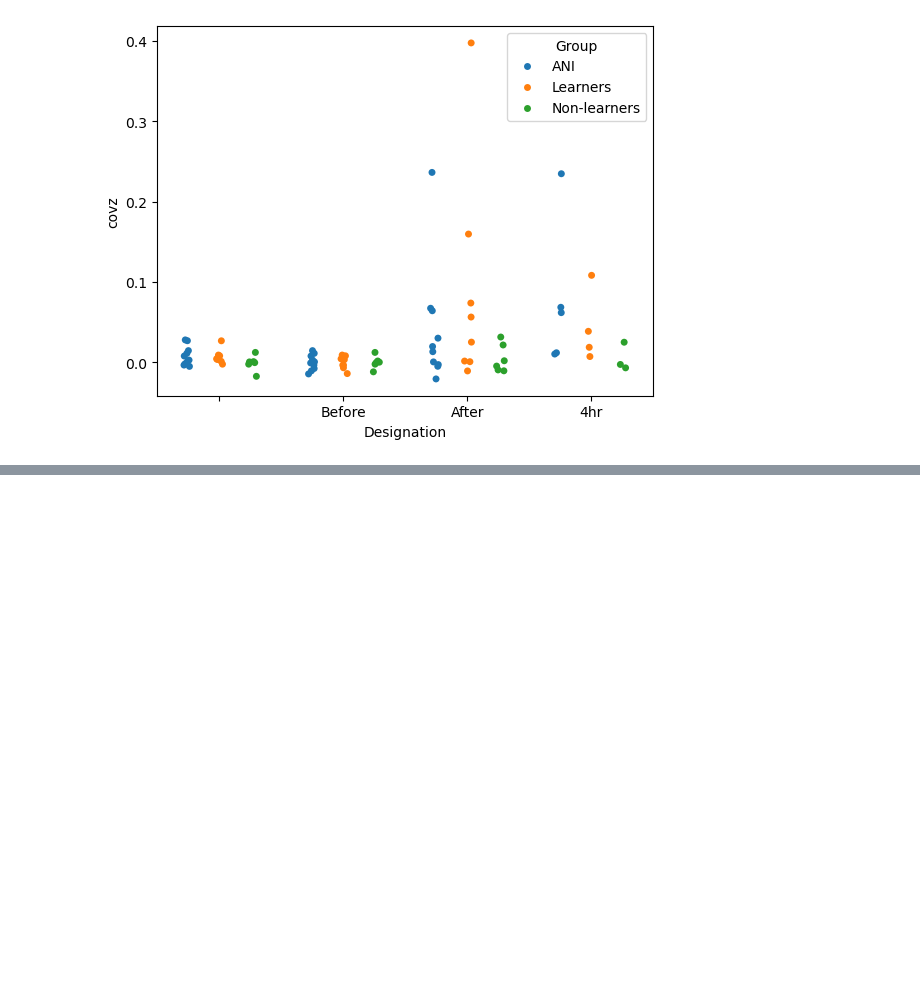
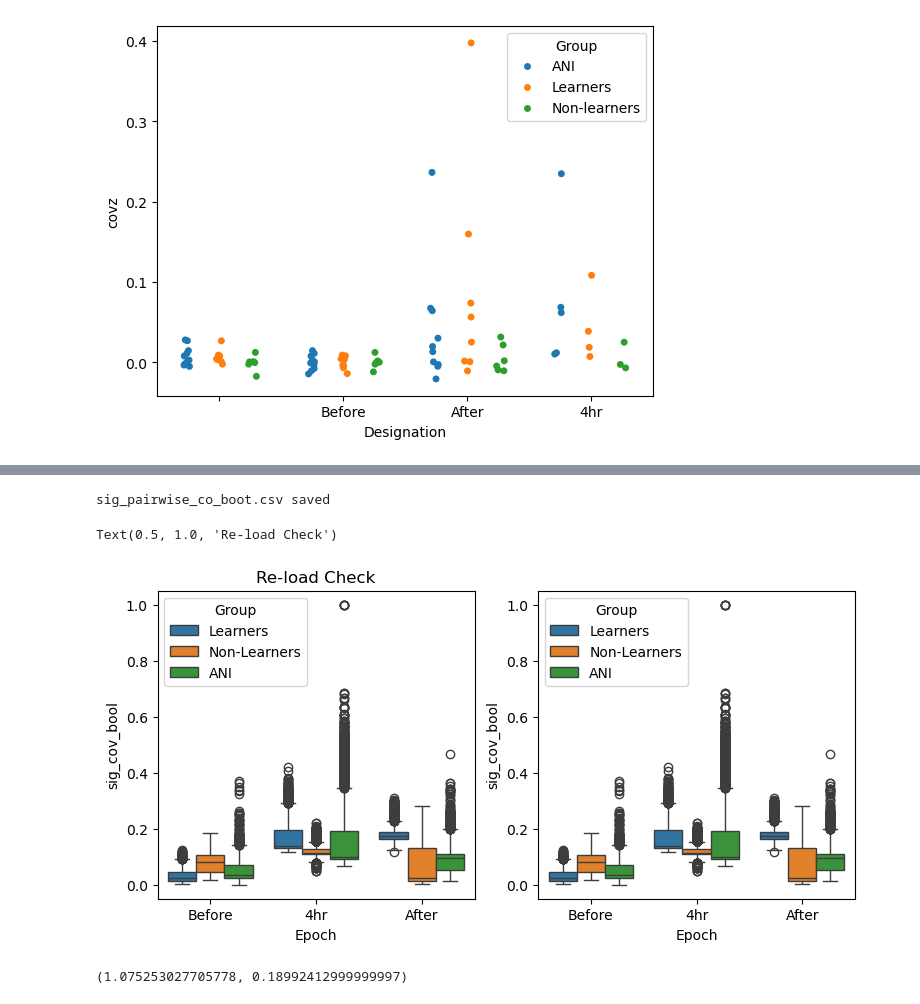
Before and after one commit to nkinsky/Eraser, a Jupyter notebook: Notebooks/covariance_bootstrap.ipynb, the cells around one changed output, grey strips where cells are left out. Saved outputs shown, nothing was run; the diff lists cells and outputs as text; code cells hidden in the pictures; blank space fills up the shorter version.

```diff
--- a/Notebooks/covariance_bootstrap.ipynb
+++ b/Notebooks/covariance_bootstrap.ipynb
@@ -845,0 +829,23 @@ df_boot
+# %%
+# Plot, save, and re-plot to check if saved properly
+_, ax = plt.subplots(1, 2, figsize=(9, 4))
+sns.boxplot(data=df_boot, x="Epoch", y="sig_cov_bool", hue="Group", ax=ax[0])
+ax[0].set_title("Original Run")
+
+# Save
+save_df(df_boot, file_name.replace("all", "boot"), save_dir=group_data_dir)
+
+# Replot
+df_check = load_df(file_name.replace("all", "boot"), save_dir=group_data_dir)
+sns.boxplot(data=df_check, x="Epoch", y="sig_cov_bool", hue="Group", ax=ax[1])
+ax[0].set_title("Re-load Check")
+# %% [output]
+sig_pairwise_co_boot.csv saved
+Text(0.5, 1.0, 'Re-load Check')
+[figure, added]
+# %%
+group = "ANI"
+df_grp = df_boot[df_boot.Group == group]
+get_bootstrap_prob(df_grp[df_grp.Epoch == "Before"].sig_cov_bool, df_grp[df_grp.Epoch == "After"].sig_cov_bool)
+# %% [output]
+(1.075253027705778, 0.18992412999999997)
```
Also changed, not shown: parts of 12 cells of this notebook, 1 other file.
